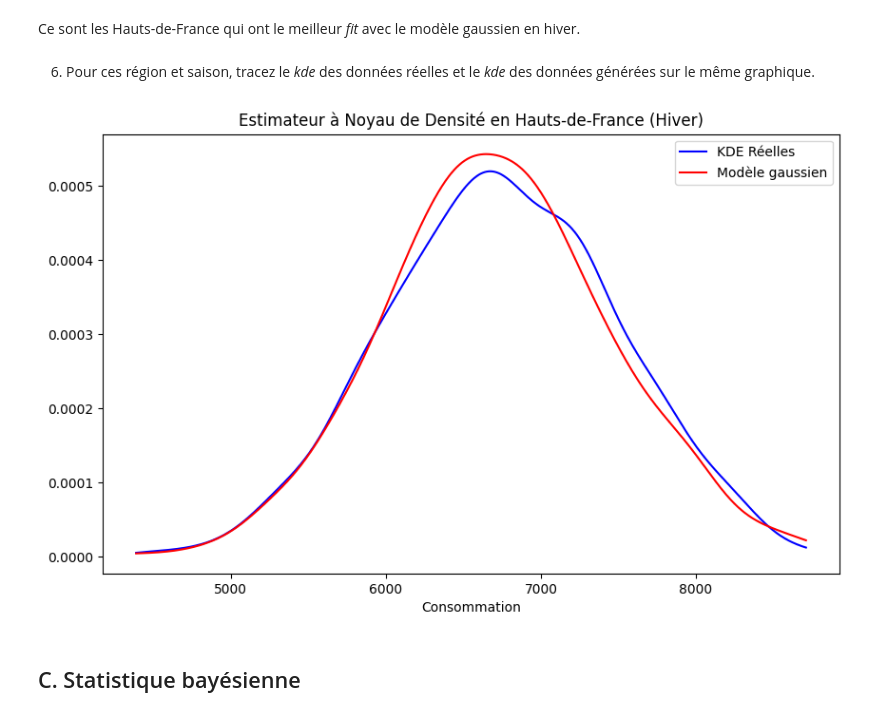
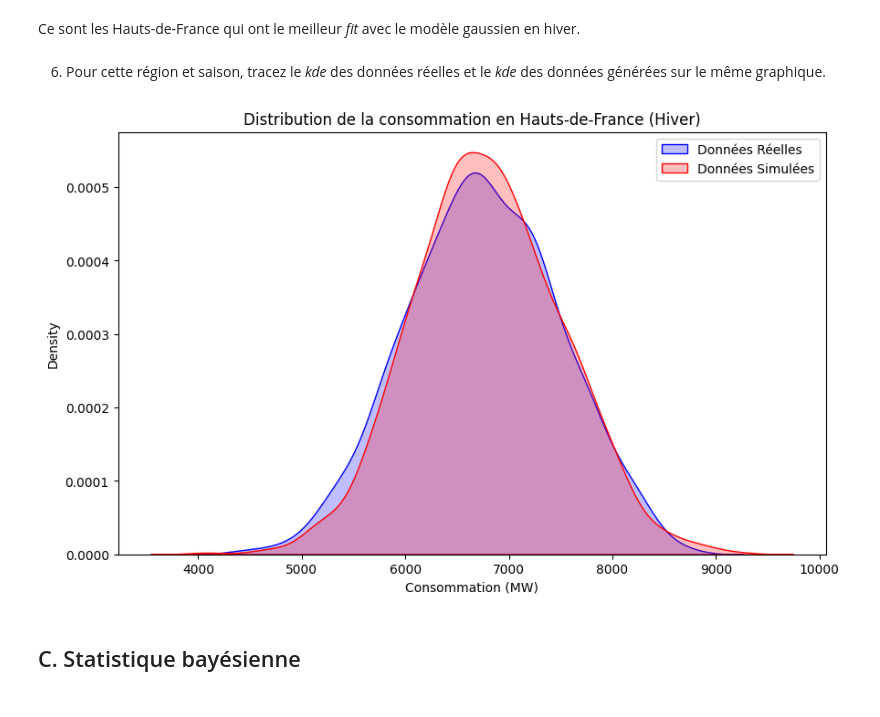
Before and after one commit to Etyl/MDI220, a Jupyter notebook: projet_MDI220.ipynb, the cells around one changed output. Saved outputs shown, nothing was run; the diff lists cells and outputs as text; code cells hidden in the pictures.

```diff
--- a/projet_MDI220.ipynb
+++ b/projet_MDI220.ipynb
@@ -242,6 +282,6 @@ densite_simule_hiver = norm(loc=moyenne_hiver, scale=np.sqrt(variance_hiver)).pd
 
 # Calcul de la dissimilarité
 x = np.linspace(0,2*df_bretagne_hiver.consumption.max(),1000)
-dissimilarite_hiver = np.trapz(np.abs(kde_reelles_bretagne_hiver(x)-densite_simule_hiver(x)),x=x)
+dissimilarite_hiver = 0.5*np.trapz(np.abs(kde_reelles_bretagne_hiver(x)-densite_simule_hiver(x)),x=x)
 print(f"dissimilarité: {dissimilarite_hiver}")
 # %% [output]
@@ -254,7 +294,6 @@ On observe que la dissimilarité est bien plus faible en hiver, donc que le mod
 # Liste pour stocker les résultats
 resultats = []
 
-# Boucle sur toutes les régions
 for region in regions:
     # Sélection des données pour la région
     df_region = df[df.region == region]
@@ -289,8 +328,8 @@ for region in regions:
     densite_simule_hiver = norm(loc=moyenne_region_hiver, scale=np.sqrt(variance_region_hiver)).pdf
 
     # Calcul de la dissimilarité
-    x = np.linspace(0,2*df_region_hiver.consumption.max(),1000)
-    dissimilarite_hiver = np.trapz(np.abs(kde_reelles_hiver(x)-densite_simule_hiver(x)),x=x)
+    x = np.linspace(0,2*df_region_hiver.consumption.max(),5000)
+    dissimilarite_hiver = 0.5*np.trapz(np.abs(kde_reelles_hiver(x)-densite_simule_hiver(x)),x=x)
 
     # Ajout des résultats à la liste
     resultats.append({'Région': region, 'Dissimilarité': dissimilarite, 'Dissimilarité Hiver': dissimilarite_hiver})
@@ -319,46 +358,47 @@ print(resultats_df)
 # %% [markdown]
 Ce sont les Hauts-de-France qui ont le meilleur *fit* avec le modèle gaussien en hiver.
 # %% [markdown]
-6. Pour ces région et saison, tracez le *kde* des données réelles et le *kde* des données générées sur le même graphique.
+6. Pour cette région et saison, tracez le *kde* des données réelles et le *kde* des données générées sur le même graphique.
 # %%
 # Sélection de la région et de la saison
 region = "Hauts-de-France"
 # Sélection des données pour la région
 df_region = df[df.region == region]
 
 # Filtrer les jours d'hiver
 df_region_hiver = pd.DataFrame()
 for year in range(2012, int(str(np.datetime64("now"))[:4])+1):
     df_region_hiver = pd.concat([df_region_hiver, df_region[((df_region["date"] >= f"{year}-12-22")) & (df_region["date"] <= f"{year+1}-03-22")]])
 
 # Calcul de la moyenne et de la variance
 moyenne_region_hiver = df_region_hiver.consumption.sum() / df_region_hiver.consumption.count()
 variance_region_hiver = sum((x - moyenne_region_hiver) ** 2 for x in df_region_hiver.consumption) / (df_region_hiver.consumption.count() - 1)
 
 # Calcul de la KDE pour les données réelles de la Bretagne en hiver
 kde_reelles_hiver = gaussian_kde(df_region_hiver.consumption)
 
 # Calcul de la densité simulée pour l'hiver
-densite_simule_hiver = gaussian_kde(norm.rvs(loc=moyenne_region_hiver, scale=np.sqrt(variance_region_hiver), size=df_region_hiver.consumption.count()))
+donnees_simulees_hiver = norm.rvs(loc=moyenne_region_hiver, scale=np.sqrt(variance_region_hiver), size=df_region_hiver.consumption.count())
 
 # Calcul de la dissimilarité
 x = np.linspace(df_region_hiver.consumption.min(),df_region_hiver.consumption.max(),1000)
 
 # Tracé de la KDE des données réelles et générées sur le même graphique
 plt.figure(figsize=(10, 6))
 
 # KDE des données réelles
-plt.plot(x, kde_reelles_hiver(x), label='KDE Réelles', color='blue')
+sns.kdeplot(df_region_hiver.consumption, color='blue', label='Données Réelles', fill=True)
 
 # KDE des données générées
-plt.plot(x, densite_simule_hiver(x), label='Modèle gaussien', color='red')
+sns.kdeplot(donnees_simulees_hiver, color='red', label='Données Simulées', fill=True)
 
-plt.title(f'Estimateur à Noyau de Densité en {region} (Hiver)')
-plt.xlabel('Consommation')
+
+plt.title(f'Distribution de la consommation en {region} (Hiver)')
+plt.xlabel('Consommation (MW)')
 plt.legend()
 plt.show()
 # %% [output]
-[figure, old version]
+[figure, new version]
 # %% [markdown]
 ## C. Statistique bayésienne
 # %% [markdown]
```
Also changed, not shown: parts of 17 cells of this notebook.
